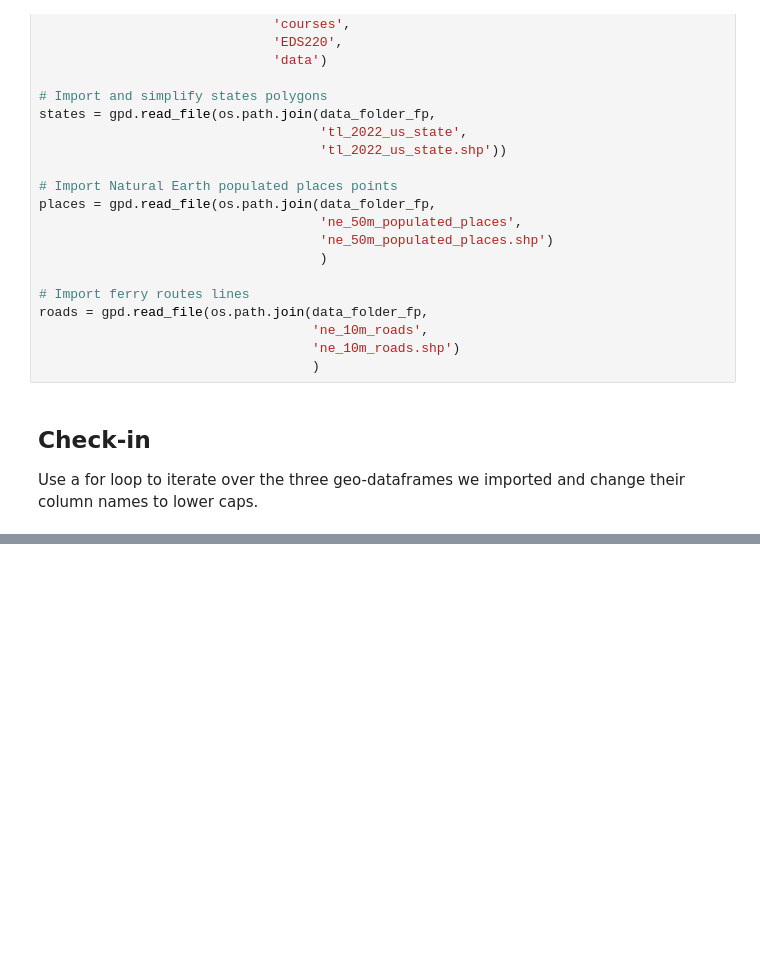
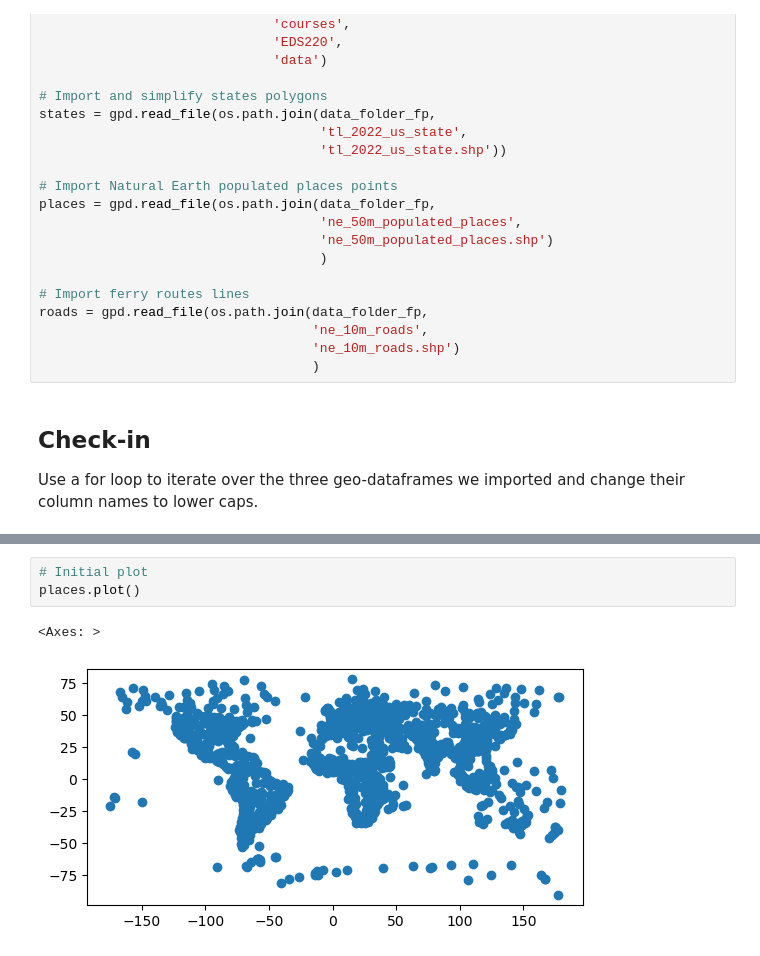
Before and after one commit to mmyiv/eds22--0-2024-in-class, a Jupyter notebook: week-7-clipping-STUDENTS.ipynb, the cells around one changed output, grey strips where cells are left out. Drawn from its saved outputs; the diff is of its cells as text; blank space fills up the shorter version.

```diff
--- a/week-7-clipping-STUDENTS.ipynb
+++ b/week-7-clipping-STUDENTS.ipynb
@@ -67,0 +177,6 @@ Use a for loop to iterate over the three geo-dataframes we imported and change t
+# %%
+# Initial plot
+places.plot()
+# %% [output]
+<Axes: >
+[figure, added]
```
Also changed, not shown: parts of 37 cells of this notebook.
